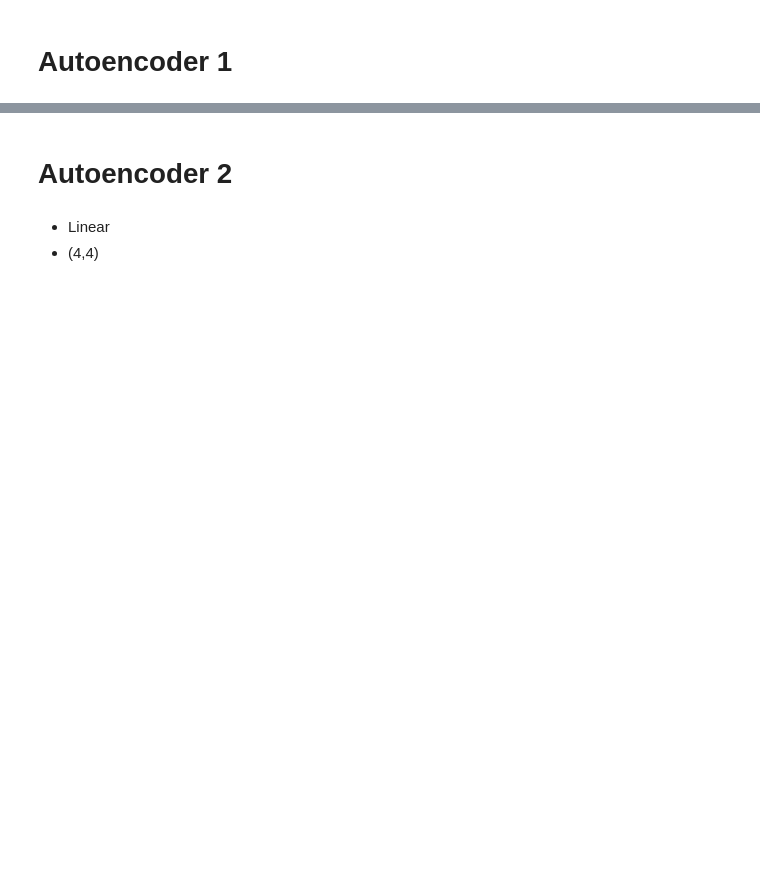
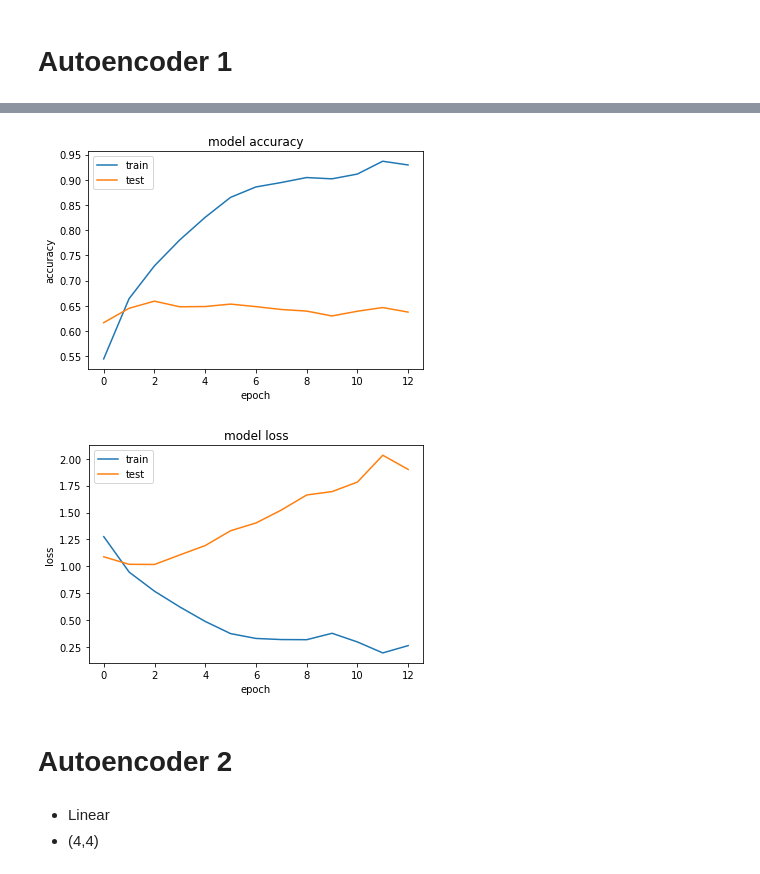
Before and after one commit to tuankasfee/Machine_learning_projects, a Jupyter notebook: Autoencoder with CIFAR/Autoencoder_with_CIFAR_dataset.ipynb, the cells around one changed output, grey strips where cells are left out. Drawn from its saved outputs; the diff is of its cells as text; code cells hidden in the pictures; blank space fills up the shorter version.

Commit message:
Update Autoencoder_with_CIFAR_dataset.ipynb
Revised version

```diff
--- a/Autoencoder with CIFAR/Autoencoder_with_CIFAR_dataset.ipynb
+++ b/Autoencoder with CIFAR/Autoencoder_with_CIFAR_dataset.ipynb
@@ -231,10 +214,11 @@ Trainable params: 21,841,923
 Non-trainable params: 7,680
 _________________________________________________________________
 # %%
+es = EarlyStopping(monitor='val_loss', mode='min', verbose=1, patience=10)
 autoencoder.fit(x_train, x_train,
-                epochs=30,
+                epochs=100,
                 batch_size=128,
                 shuffle=True,
                 validation_data=(x_val, x_val),
-                callbacks=[TensorBoard(log_dir='/tmp/autoencoder')])
+                callbacks=[TensorBoard(log_dir='/tmp/autoencoder'),es])
 # %% [output]
@@ -269,7 +253,7 @@ autoencoder.trainable = False
 fine_tune_model = Model(inputs=autoencoder.input, outputs=x)
 
 opt = SGD(learning_rate=0.01, momentum=0.9)
-fine_tune_model.compile(optimizer=opt, loss='categorical_crossentropy', metrics=['accuracy'])
+fine_tune_model.compile(optimizer=opt, loss='sparse_categorical_crossentropy', metrics=['accuracy'])
 # %%
 fine_tune_model.summary()
 # %% [output]
@@ -291,5 +275,6 @@ Trainable params: 2,231,562
 Non-trainable params: 6,206,208
 _________________________________________________________________
 # %%
-fine_tune_model.fit(x_train, y_train_cat, epochs=20, validation_data=(x_val, y_val_cat), batch_size=32, verbose=1)
+es = EarlyStopping(monitor='val_accuracy', mode='max', verbose=1, patience=10)
+history = fine_tune_model.fit(x_train, y_train, epochs=100, validation_data=(x_val, y_val), batch_size=32, callbacks=[es],verbose=1)
 # %% [output]
@@ -317,3 +298,8 @@ K.clear_session()
+# %%
+show_performance(history)
+# %% [output]
+[figure, added]
+[figure, added]
 # %% [markdown]
 # Autoencoder 2
 # %% [markdown]
```
Also changed, not shown: parts of 46 cells of this notebook.
